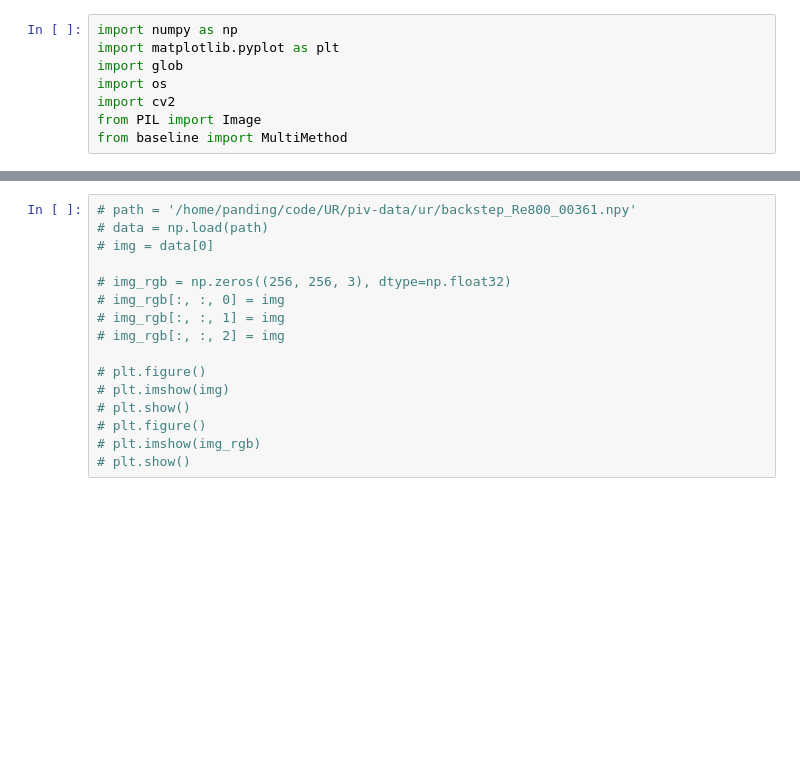
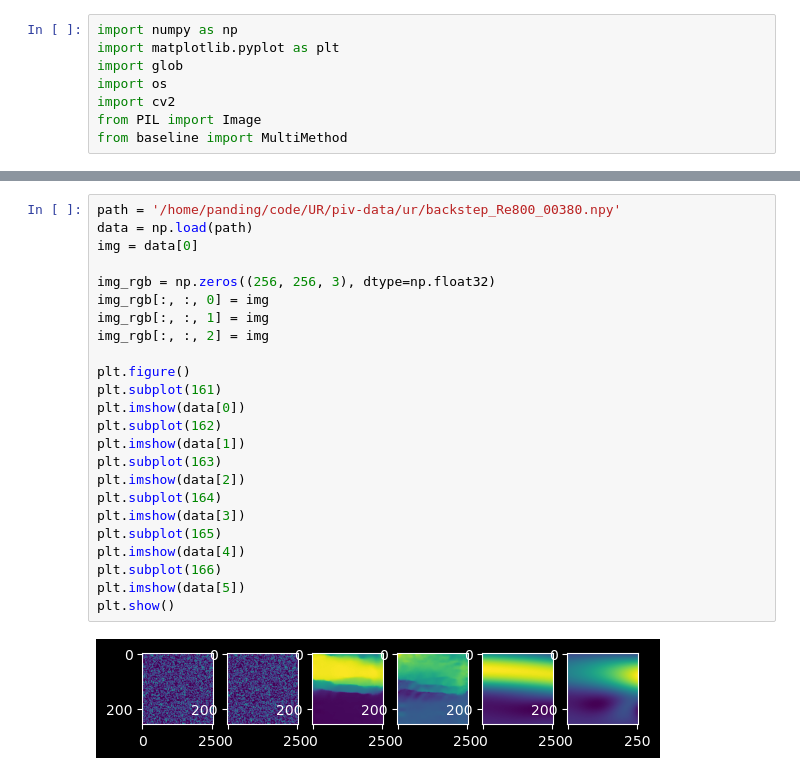
Before and after one commit to HardingPan/UR, a Jupyter notebook: baseline/multimodel-compare.ipynb, the cells around one changed output, grey strips where cells are left out. Cells and saved outputs as stored; diff of their text form; blank space fills up the shorter version.

```diff
--- a/baseline/multimodel-compare.ipynb
+++ b/baseline/multimodel-compare.ipynb
@@ -38,16 +38,26 @@ detransform has competed
 # %%
-# path = '/home/panding/code/UR/piv-data/ur/backstep_Re800_00361.npy'
-# data = np.load(path)
-# img = data[0]
+path = '/home/panding/code/UR/piv-data/ur/backstep_Re800_00380.npy'
+data = np.load(path)
+img = data[0]
 
-# img_rgb = np.zeros((256, 256, 3), dtype=np.float32)
-# img_rgb[:, :, 0] = img
-# img_rgb[:, :, 1] = img
-# img_rgb[:, :, 2] = img
+img_rgb = np.zeros((256, 256, 3), dtype=np.float32)
+img_rgb[:, :, 0] = img
+img_rgb[:, :, 1] = img
+img_rgb[:, :, 2] = img
 
-# plt.figure()
-# plt.imshow(img)
-# plt.show()
-# plt.figure()
-# plt.imshow(img_rgb)
-# plt.show()
+plt.figure()
+plt.subplot(161)
+plt.imshow(data[0])
+plt.subplot(162)
+plt.imshow(data[1])
+plt.subplot(163)
+plt.imshow(data[2])
+plt.subplot(164)
+plt.imshow(data[3])
+plt.subplot(165)
+plt.imshow(data[4])
+plt.subplot(166)
+plt.imshow(data[5])
+plt.show()
+# %% [output]
+[figure, added]
```
Also changed, not shown: parts of 2 cells of this notebook, 11 other files.
